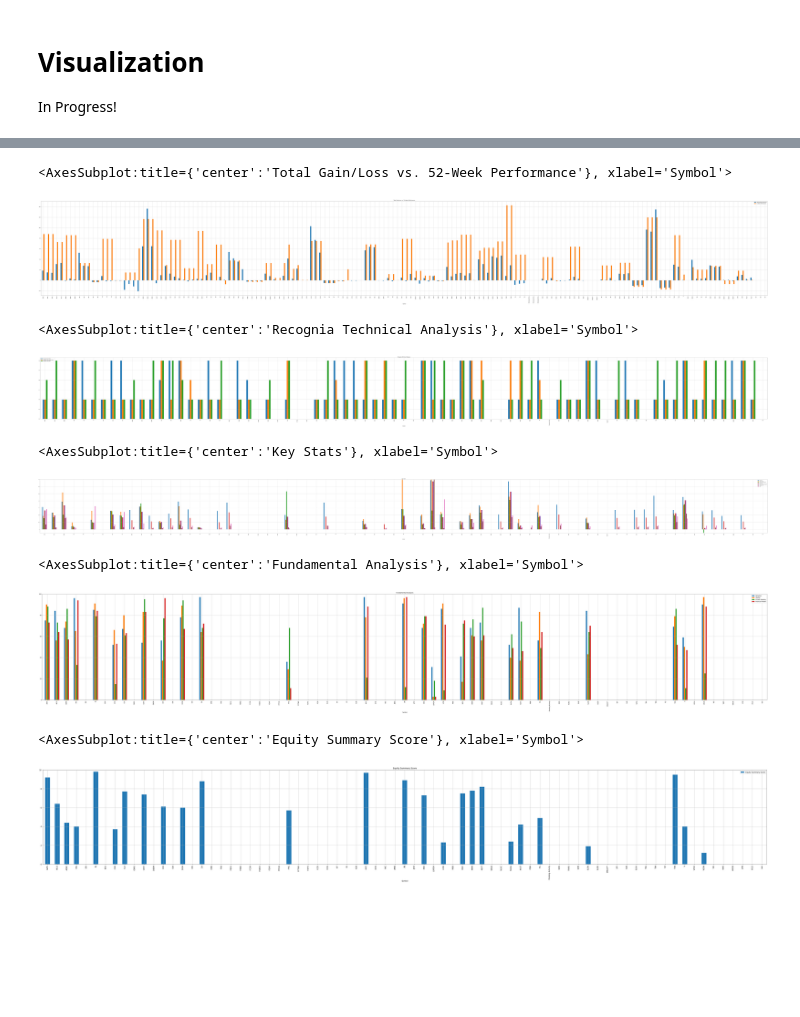
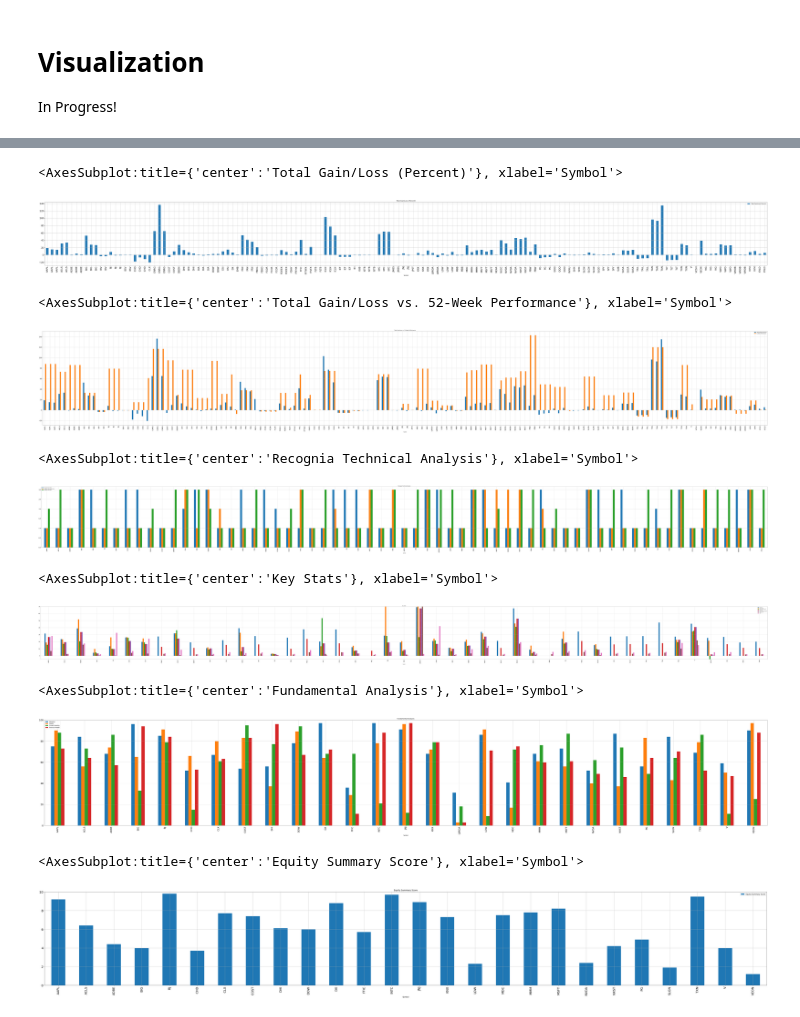
Before and after one commit to jmacdonald2010/fidelity-portfolio-review, a Jupyter notebook: fidelity_portfolio_review.ipynb, the cells around one changed output, grey strips where cells are left out. Drawn from its saved outputs; the diff is of its cells as text; code cells hidden in the pictures; blank space fills up the shorter version.

```diff
--- a/fidelity_portfolio_review.ipynb
+++ b/fidelity_portfolio_review.ipynb
@@ -601,10 +601,18 @@ stock_df_cleaned.plot.bar(x="Symbol", y="Total Gain/Loss Percent", figsize=(100,
+# %%
+# Total Gain/Loss, omitting blank bars from chart by making a new df
+tgl_df_01 = stock_df_cleaned.copy()
+tgl_df_01 = tgl_df_01[tgl_df_01['Total Gain/Loss Percent'].notna()]
+tgl_df_01.plot.bar(x="Symbol", y="Total Gain/Loss Percent", figsize=(100,9), grid=True, title='Total Gain/Loss (Percent)', fontsize=18)
+# %% [output]
+<AxesSubplot:title={'center':'Total Gain/Loss (Percent)'}, xlabel='Symbol'>
+[figure, added]
 # %%
 # Bar plot, gain/loss vs. 52-week performance
 # a bit messy, but it works
-stock_df_cleaned.plot.bar(x='Symbol', y=["Total Gain/Loss Percent", "52-Week Performance"], figsize=(150,20), grid=True, title="Total Gain/Loss vs. 52-Week Performance")
+tgl_df_01.plot.bar(x='Symbol', y=["Total Gain/Loss Percent", "52-Week Performance"], figsize=(150,20), grid=True, title="Total Gain/Loss vs. 52-Week Performance", fontsize=18)
 # %% [output]
 <AxesSubplot:title={'center':'Total Gain/Loss vs. 52-Week Performance'}, xlabel='Symbol'>
-[figure, old version]
+[figure, new version]
 # %%
 # recognia
 # mapping a new df where recognia is based on numbers, 1 for weak, 2 for neutral, 3 for strong
@@ -625,28 +633,40 @@ df_rfp = df_rfp.drop_duplicates(subset=['Symbol'])
 for i in range(16, 19):
     df_rfp.iloc[:, i] = df_rfp.apply(lambda x: convert_recognia(x[i]), axis=1)
 
-df_rfp.plot.bar(x="Symbol", y=["Recognia Short Term", "Recognia Intermediate Term", "Recognia Long Term"], figsize=(175, 15), grid=True, title="Recognia Technical Analysis")
+df_rfp = df_rfp[df_rfp['Recognia Short Term'].notna()]
+
+df_rfp.plot.bar(x="Symbol", y=["Recognia Short Term", "Recognia Intermediate Term", "Recognia Long Term"], figsize=(175, 15), grid=True, title="Recognia Technical Analysis", fontsize=18)
 # %% [output]
 <AxesSubplot:title={'center':'Recognia Technical Analysis'}, xlabel='Symbol'>
-[figure, old version]
+[figure, new version]
 # %%
 # Key stats
+ks_df = stock_df_cleaned.copy()
 
-df_rfp.plot.bar(x="Symbol", y=['P/E TTM', 'P/E 5-Yr Avg', 'P/CF Recent Quarter', 'P/CF TTM', 'P/Sales Recent Quarter', 'P/Sales TTM', 'P/B'], figsize=(200, 15), grid=True, title="Key Stats", ylim=(-5, 70))
+ks_df = ks_df[ks_df['P/B'].notna()] # w/ the portfolio I have tested this code w/, every security w/ any key stats at least had a P/B ratio.
+ks_df = ks_df.drop_duplicates(subset=['Symbol'])
+
+ks_df.plot.bar(x="Symbol", y=['P/E TTM', 'P/E 5-Yr Avg', 'P/CF Recent Quarter', 'P/CF TTM', 'P/Sales Recent Quarter', 'P/Sales TTM', 'P/B'], figsize=(200, 15), grid=True, title="Key Stats", ylim=(-5, 70), fontsize=18)
 # %% [output]
 <AxesSubplot:title={'center':'Key Stats'}, xlabel='Symbol'>
-[figure, old version]
+[figure, new version]
 # %%
 # Fundamental Analysis
+fa_df = stock_df_cleaned.copy()
+fa_df = fa_df[fa_df['Valuation'].notna()]
+fa_df = fa_df.drop_duplicates(subset=["Symbol"])
 
-df_rfp.plot.bar(x="Symbol", y=['Valuation', 'Quality', 'Growth Stability', 'Financial Health'], figsize=(100, 15), grid=True, title='Fundamental Analysis', ylim=(0, 100))
+fa_df.plot.bar(x="Symbol", y=['Valuation', 'Quality', 'Growth Stability', 'Financial Health'], figsize=(100, 15), grid=True, title='Fundamental Analysis', ylim=(0, 100), fontsize=18)
 # %% [output]
 <AxesSubplot:title={'center':'Fundamental Analysis'}, xlabel='Symbol'>
-[figure, old version]
+[figure, new version]
 # %%
 # Equity Summary Score
+ess_df = stock_df_cleaned.copy()
+ess_df = ess_df[ess_df["Equity Summary Score"].notna()]
+ess_df = ess_df.drop_duplicates(subset=["Symbol"])
 
-df_rfp.plot.bar(x='Symbol', y='Equity Summary Score', figsize=(75, 10), grid=True, title='Equity Summary Score', ylim=(0, 10))
+ess_df.plot.bar(x='Symbol', y='Equity Summary Score', figsize=(75, 10), grid=True, title='Equity Summary Score', ylim=(0, 10), fontsize=18)
 # %% [output]
 <AxesSubplot:title={'center':'Equity Summary Score'}, xlabel='Symbol'>
-[figure, old version]
+[figure, new version]
```
Also changed, not shown: parts of 7 cells of this notebook, 1 other file.
